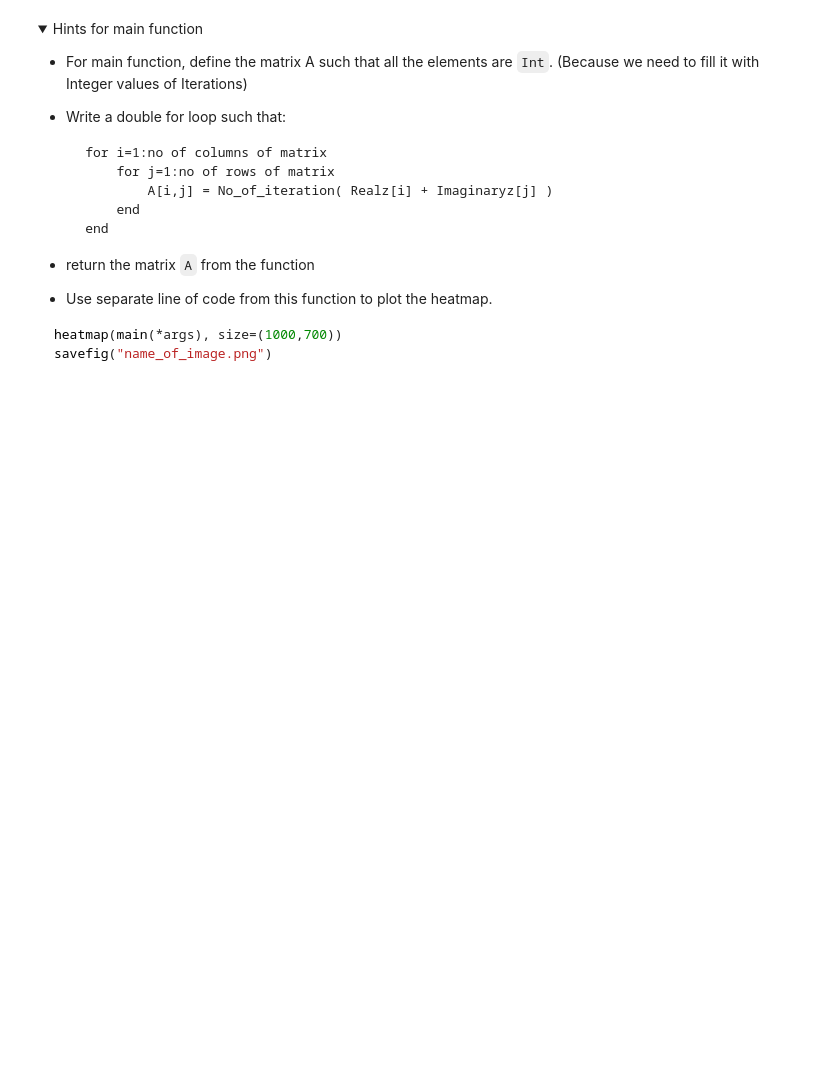
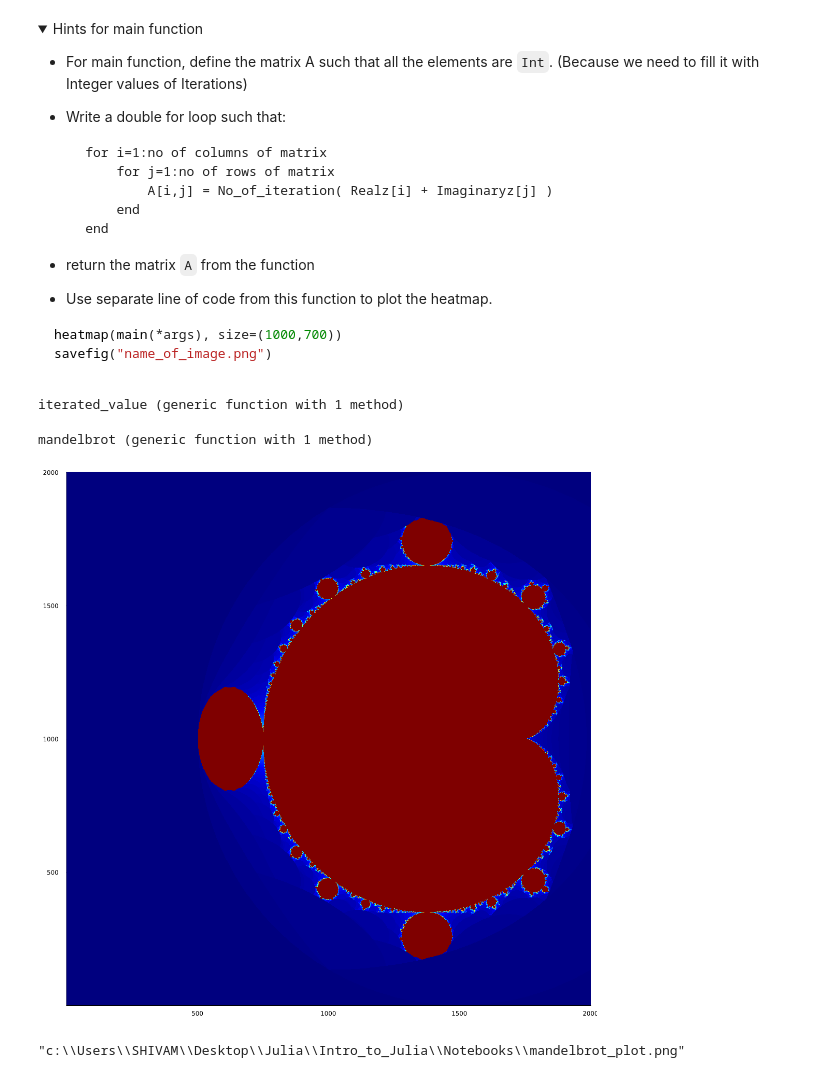
Before and after one commit to HappyBravo/Intro_to_Julia, a Jupyter notebook: Notebooks/8 - Mandelbrot_set_plot.ipynb, the cells around one changed output. Saved outputs shown, nothing was run; the diff lists cells and outputs as text; code cells hidden in the pictures; folded sections open; blank space fills up the shorter version.

```diff
--- a/Notebooks/8 - Mandelbrot_set_plot.ipynb
+++ b/Notebooks/8 - Mandelbrot_set_plot.ipynb
@@ -164,3 +164,44 @@ savefig("name_of_image.png")
 
 
 </details>
+# %%
+function iterated_value(x,y)
+    #c = z
+    p,q = x,y
+    iterations = 200
+    for n = 1:iterations
+        if (x^2 + y^2) > 3
+            return n-1
+        end
+        #z = z^2 + c
+        x,y = x^2 - y^2 + p, 2*x*y + q
+    end
+    return iterations
+end
+# %% [output]
+iterated_value (generic function with 1 method)
+# %%
+function mandelbrot(x_range,y_range)
+    n = size(x_range)[1]
+    m = size(y_range)[1]
+
+    A = zeros(Int, (m,n))
+
+    for i in 1:n, j in 1:m
+        A[j, i] = iterated_value(x_range[i],y_range[j])
+    end
+
+    return A
+end
+# %% [output]
+mandelbrot (generic function with 1 method)
+# %%
+x_range = -1.5:0.001:0.5
+y_range = -1:0.001:1;
+heatmap(mandelbrot(x_range,y_range); size=(1080,1080), legend=false, c = :jet)
+# %% [output]
+[figure, added]
+# %%
+savefig("mandelbrot_plot.png")
+# %% [output]
+"c:\\Users\\SHIVAM\\Desktop\\Julia\\Intro_to_Julia\\Notebooks\\mandelbrot_plot.png"
```
Also changed, not shown: 1 other file.
